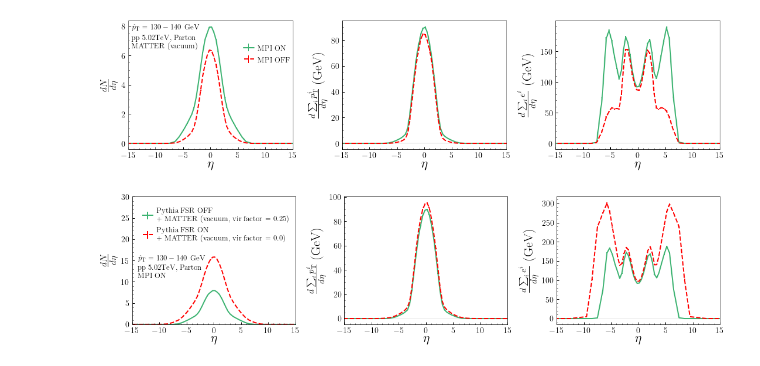
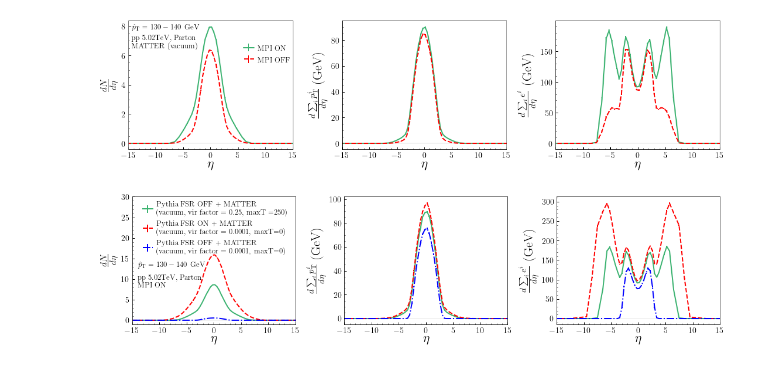
Before and after one commit to yasukitachibana/JetAnalysis, a Jupyter notebook: plot/RapDist.ipynb, the cells around one changed output. Drawn from its saved outputs; the diff is of its cells as text; code cells hidden in the pictures.

```diff
--- a/plot/RapDist.ipynb
+++ b/plot/RapDist.ipynb
@@ -507,7 +507,7 @@ ax3.set_ylabel(r'$\frac{d\sum_i e^i}{d\eta}$ (GeV)', fontsize=22, labelpad=6)
 #ax4.set_ylabel(r'$\frac{d\sum_i p^i_z}{d\eta}$ (GeV)', fontsize=22, labelpad=6)
 # ax2.set_ylabel(r'Ratio to Exp. Data', fontsize=13, labelpad=14)
 
-ax1.set_ylim(0.0,30)
+ax1.set_ylim(-1.0,30)
 
 # ax1.set_yscale("log")
 
@@ -520,9 +520,14 @@ ax1.set_ylim(0.0,30)
 dir = '/Users/yasukitachibana/GoogleDrive/Codes/JetAnalysis/RapDist/'
 
 
-file1 = dir +'/PP/5020_PP_Partonic/Full/rapiditydist_hist_total_RapDist_Eta_jetr0.4_ptj0-3000_rapj0.0-1.6_pt0.0-10000.0_rap0.0-10000.0_{}.txt'
+#file1 = dir +'/PP/5020_PP_Partonic/Full/rapiditydist_hist_total_RapDist_Eta_jetr0.4_ptj0-3000_rapj0.0-1.6_pt0.0-10000.0_rap0.0-10000.0_{}.txt'
 #file2 = dir +'/PP/5020_PP_Partonic/Full/rapiditydist_hist_total_RapDist_Eta_jetr0.4_ptj0-3000_rapj0.0-1.6_pt0.0-10000.0_rap0.0-10000.0_{}.txt'
-file2 = dir +'/PP/5020_PP_PythiaFSR_Partonic/rapiditydist_hist_total_RapDist_Eta_jetr0.4_ptj0-3000_rapj0.0-1.6_pt0.0-10000.0_rap0.0-10000.0_{}.txt'
+file1 = dir +'/PP/RapTest/rapiditydist_hist_total_RapDist_Eta_jetr0.4_ptj0-3000_rapj0.0-1.6_pt0.0-10000.0_rap0.0-10000.0_{}.txt'
+
+file2 = dir +'/PP/RapTestFSRON_maxT0_virFac0p0001/rapiditydist_hist_total_RapDist_Eta_jetr0.4_ptj0-3000_rapj0.0-1.6_pt0.0-10000.0_rap0.0-10000.0_{}.txt'
+
+
+file3 = dir +'/PP/RapTestFSR_OFF_maxT0_virFac0p0001/rapiditydist_hist_total_RapDist_Eta_jetr0.4_ptj0-3000_rapj0.0-1.6_pt0.0-10000.0_rap0.0-10000.0_{}.txt'
 
 
 val = ['n','pt','e','pz']
@@ -534,7 +539,7 @@ for i in range(3):
     data1 = np.loadtxt(file1.format(val[i]), comments='#')
     data2 = np.loadtxt(file2.format(val[i]), comments='#')
     data3 = np.loadtxt(file3.format(val[i]), comments='#')
-    data4 = np.loadtxt(file4.format(val[i]), comments='#')
+    # data4 = np.loadtxt(file4.format(val[i]), comments='#')
 
 
     xlen = len(data1[:,0])
@@ -545,37 +550,37 @@ for i in range(3):
     x1step = np.append(data1[:xlen,1],data1[xlen-1,2])
     y1step = np.append(data1[:xlen,3],data1[xlen-1,3])
 
     x2 = data2[:xlen,0]
     y2 = data2[:xlen,3]
     y2err = data2[:xlen,4]
     x2step = np.append(data2[:xlen,1],data2[xlen-1,2])
     y2step = np.append(data2[:xlen,3],data2[xlen-1,3])
 
     x3 = data3[:xlen,0]
     y3 = data3[:xlen,3]
     y3err = data3[:xlen,4]
     x3step = np.append(data3[:xlen,1],data3[xlen-1,2])
     y3step = np.append(data3[:xlen,3],data3[xlen-1,3])
 
 
-    axs[i].errorbar( x1, y1, yerr=y1err, color='mediumseagreen', linewidth=2, label='Pythia FSR OFF \n + MATTER (vacuum, vir factor = 0.25)', linestyle = 'solid' )
-    axs[i].errorbar( x2, y2, yerr=y2err, color='red', linewidth=2, label='Pythia FSR ON \n + MATTER (vacuum, vir factor = 0.0)', linestyle = 'dashed' )
-
+    axs[i].errorbar( x1, y1, yerr=y1err, color='mediumseagreen', linewidth=2, label='Pythia FSR OFF  + MATTER \n     (vacuum, vir factor = 0.25, maxT =250)', linestyle = 'solid' )
+    axs[i].errorbar( x2, y2, yerr=y2err, color='red', linewidth=2, label='Pythia FSR ON + MATTER \n(vacuum, vir factor = 0.0001, maxT=0)', linestyle = 'dashed' )
+    axs[i].errorbar( x3, y3, yerr=y3err, color='blue', linewidth=2, label='Pythia FSR OFF  + MATTER \n(vacuum, vir factor = 0.0001, maxT=0)', linestyle = 'dashdot' )
 
 
 # ##########################################################################################################
 
-ax1.text(-14, 15, r'$\hat{p}_{\mathrm{T}}=130-140$ GeV', fontsize = 13, ha = 'left')
-ax1.text(-14, 11, 'pp 5.02TeV, Parton\n MPI ON', fontsize = 13, ha = 'left')
+ax1.text(-14, 13, r'$\hat{p}_{\mathrm{T}}=130-140$ GeV', fontsize = 13, ha = 'left')
+ax1.text(-14, 8, 'pp 5.02TeV, Parton\n MPI ON', fontsize = 13, ha = 'left')
 # ax2.text(0.04, 0.6, 'Sideband subtraction $1.5<|\Delta \eta| <2.5$', fontsize = 13, ha = 'left')
 
 
 
-ax1.legend(bbox_to_anchor=(0, 1), borderaxespad=1,handlelength=1.3, handletextpad=0.5,loc='upper left', fontsize=13,edgecolor='none', frameon=True, facecolor='none')
+ax1.legend(bbox_to_anchor=(0, 1.05), borderaxespad=1,handlelength=1.3, handletextpad=0.5,loc='upper left', fontsize=13,edgecolor='none', frameon=True, facecolor='none')
 #ax2.legend(bbox_to_anchor=(1.05, 0.9), borderaxespad=1,handlelength=1.3, handletextpad=0.5,loc='upper right', fontsize=12,edgecolor='none', frameon=True, facecolor='none')
 #ax3.legend(bbox_to_anchor=(1.05, 0.9), borderaxespad=1,handlelength=1.3, handletextpad=0.5,loc='upper right', fontsize=12,edgecolor='none', frameon=True, facecolor='none')
 
 plt.tight_layout()
 plt.savefig("eta_dist_fsr.pdf")
 # %% [output]
-[figure, old version]
+[figure, new version]
```
Also changed, not shown: parts of 2 cells of this notebook, 4 other files.
